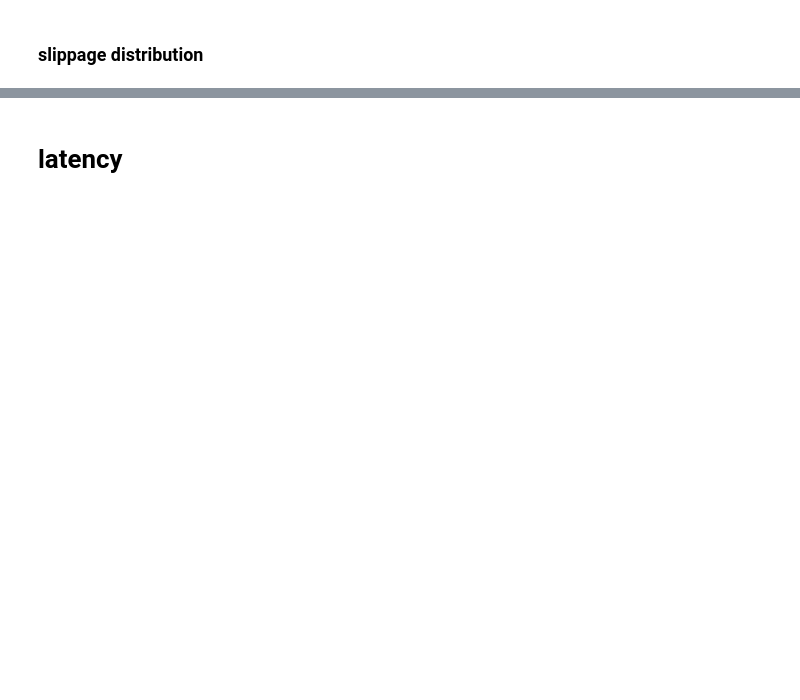
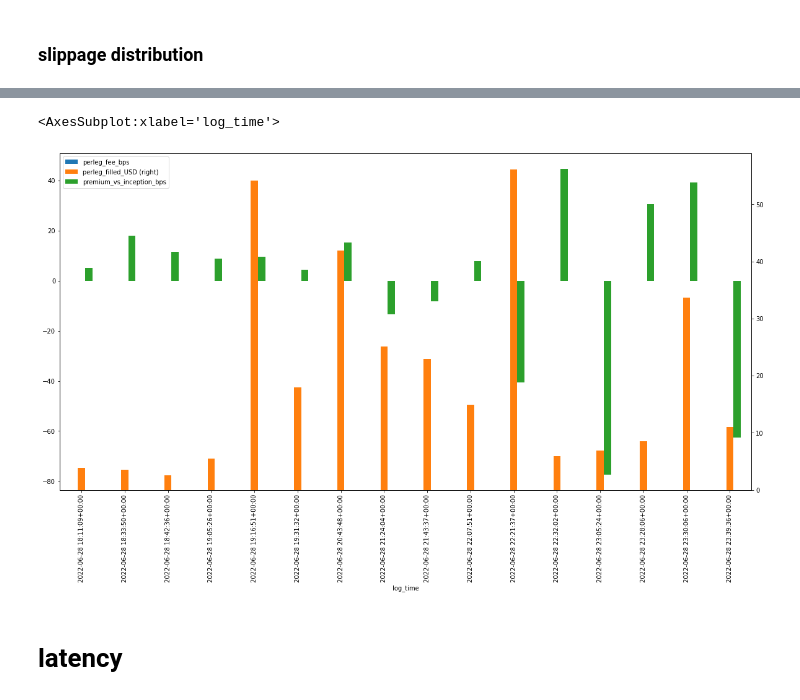
Before and after one commit to Sety-project/pylibs, a Jupyter notebook: ux/exec_logs.ipynb, the cells around one changed output, grey strips where cells are left out. Drawn from its saved outputs; the diff is of its cells as text; code cells hidden in the pictures; blank space fills up the shorter version.

```diff
--- a/ux/exec_logs.ipynb
+++ b/ux/exec_logs.ipynb
@@ -35,5 +72,9 @@ original_coin
 # %%
-trackrecord = original_coin[original_coin['index']=='average'].pivot_table(index='log_time',values=['perleg_fee_bps','perleg_filled_USD','premium_vs_inception_bps'],aggfunc=np.mean)
-trackrecord.iplot(secondary_y='perleg_filled_USD')
+by_coin = indexed['all_by_coin']
+trackrecord = by_coin[by_coin['index']=='average'].pivot_table(index='log_time',values=['perleg_fee_bps','perleg_filled_USD','premium_vs_inception_bps'],aggfunc=np.mean)
+trackrecord.plot.bar(secondary_y='perleg_filled_USD',figsize=(20,10))
+# %% [output]
+<AxesSubplot:xlabel='log_time'>
+[figure, added]
 # %% [markdown]
 # latency
```
Also changed, not shown: parts of 21 cells of this notebook.
